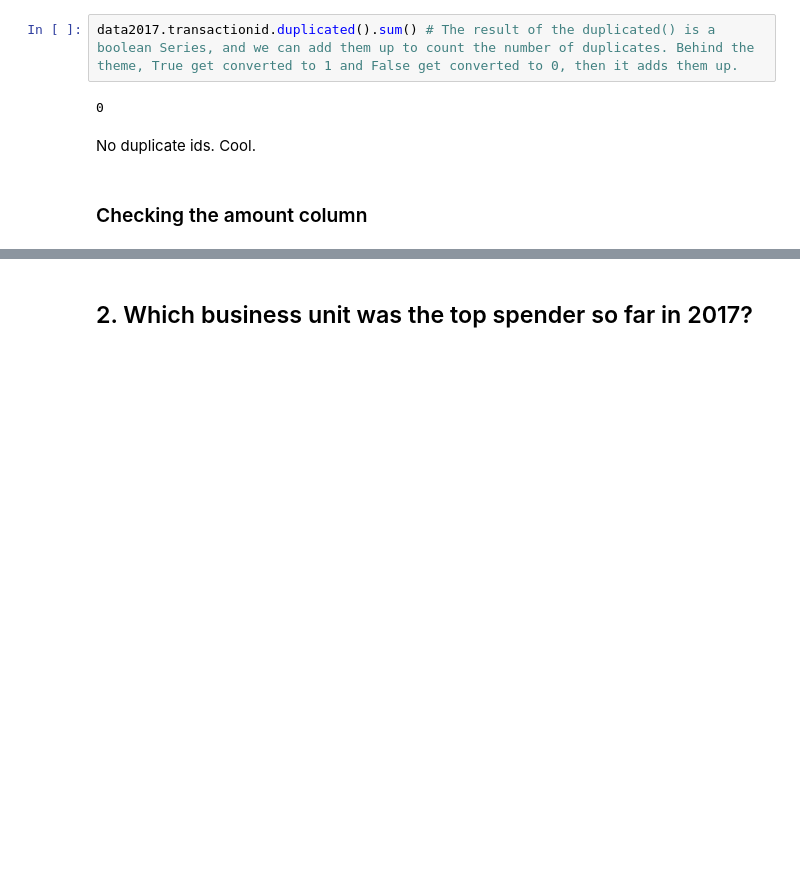
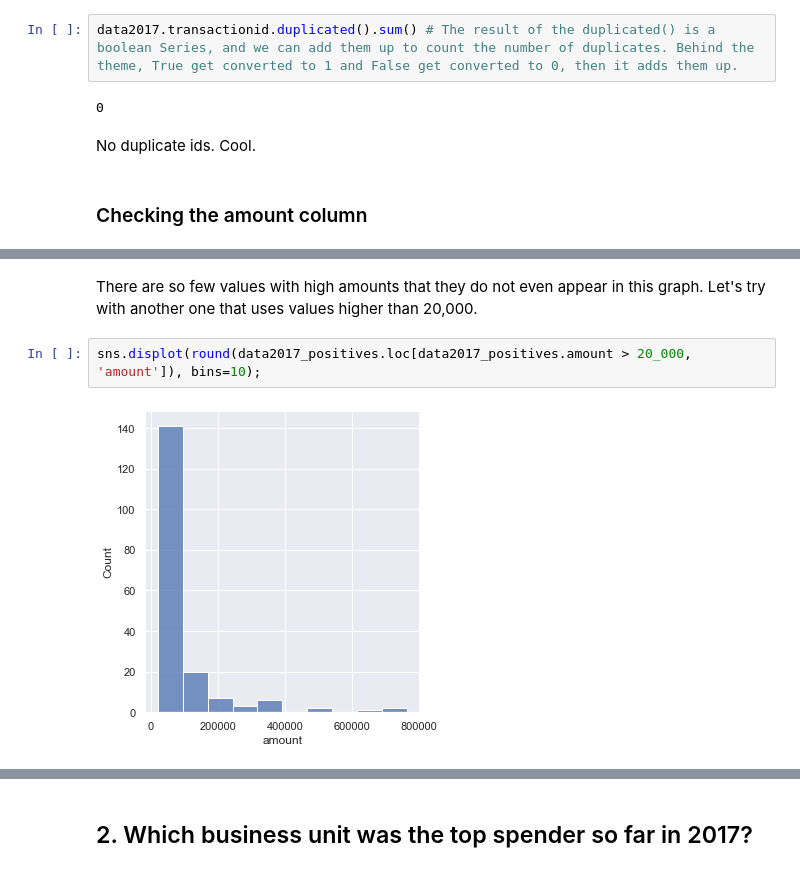
Before and after one commit to FranciscoGalan/suplari_challenge1, a Jupyter notebook: main.ipynb, the cells around one changed output, grey strips where cells are left out. Saved outputs shown, nothing was run; the diff lists cells and outputs as text; blank space fills up the shorter version.

```diff
--- a/main.ipynb
+++ b/main.ipynb
@@ -208,0 +267,6 @@ sns.displot(data=data2017, x='amount', bins=20)
+# %% [markdown]
+There are so few values with high amounts that they do not even appear in this graph. Let's try with another one that uses values higher than 20,000.
+# %%
+sns.displot(round(data2017_positives.loc[data2017_positives.amount > 20_000, 'amount']), bins=10);
+# %% [output]
+[figure, added]
```
Also changed, not shown: parts of 28 cells of this notebook.
